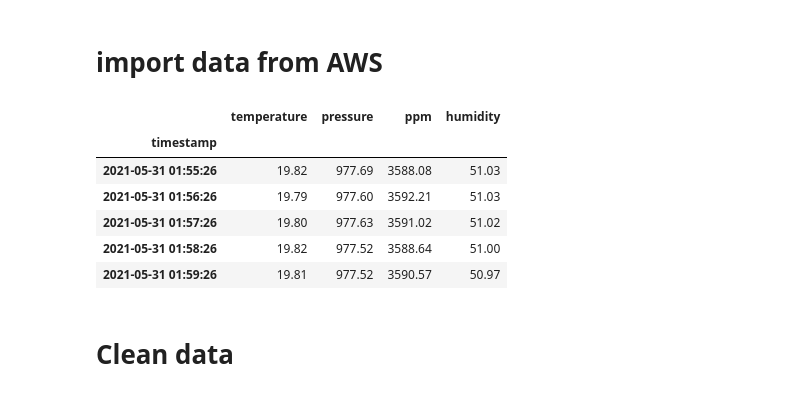
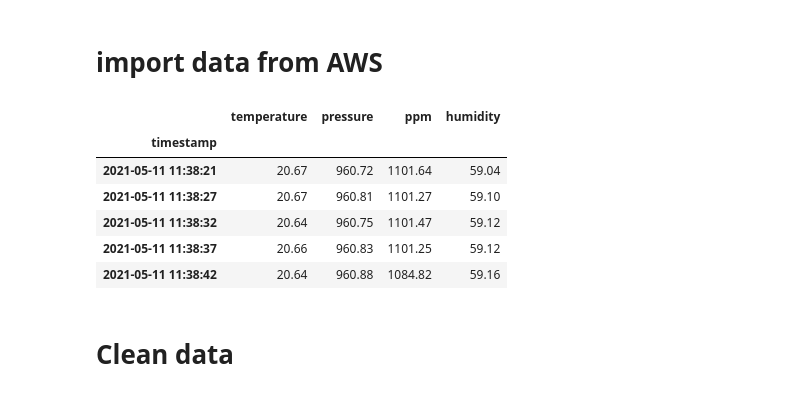
Before and after one commit to MatthiasSimons/airquality-measurement-device, a Jupyter notebook: airquality_analysis.ipynb, the cells around one changed output. Drawn from its saved outputs; the diff is of its cells as text; code cells hidden in the pictures.

```diff
--- a/airquality_analysis.ipynb
+++ b/airquality_analysis.ipynb
@@ -22,24 +26,21 @@ warnings.filterwarnings("ignore")
 # %%
 client = boto3.client('iotanalytics')
 data = client.get_dataset_content(datasetName='airquality_1_dataset')
 df = pd.read_csv(data["entries"][0]["dataURI"])
-df = df[df["timestamp"] > "2021-05-26T00:00:00"]
-df = df[df["timestamp"] < "2021-05-31T00:00:00"]
 df.drop(["__dt"], axis = 1, inplace = True)
 df["timestamp"] = pd.to_datetime(df["timestamp"]) + pd.Timedelta(hours=2)
 df.set_index("timestamp", inplace = True)
 df.sort_values(by="timestamp", axis=0, ascending=True, inplace=True)
-#df = df.astype(int)
-#df = df[df["ppm"] < 8000]
-df.tail()
+#df = df[df["ppm"] < 2500]
+df.head()
 # %% [output]
 |  | temperature | pressure | ppm | humidity |
 | timestamp |  |  |  |  |
-| 2021-05-31 01:55:26 | 19.82 | 977.69 | 3588.08 | 51.03 |
-| 2021-05-31 01:56:26 | 19.79 | 977.60 | 3592.21 | 51.03 |
-| 2021-05-31 01:57:26 | 19.80 | 977.63 | 3591.02 | 51.02 |
-| 2021-05-31 01:58:26 | 19.82 | 977.52 | 3588.64 | 51.00 |
-| 2021-05-31 01:59:26 | 19.81 | 977.52 | 3590.57 | 50.97 |
+| 2021-05-11 11:38:21 | 20.67 | 960.72 | 1101.64 | 59.04 |
+| 2021-05-11 11:38:27 | 20.67 | 960.81 | 1101.27 | 59.10 |
+| 2021-05-11 11:38:32 | 20.64 | 960.75 | 1101.47 | 59.12 |
+| 2021-05-11 11:38:37 | 20.66 | 960.83 | 1101.25 | 59.12 |
+| 2021-05-11 11:38:42 | 20.64 | 960.88 | 1084.82 | 59.16 |
 # %% [markdown]
 # Clean data
 # %% [markdown]
```
Also changed, not shown: parts of 23 cells of this notebook, 6 other files.
